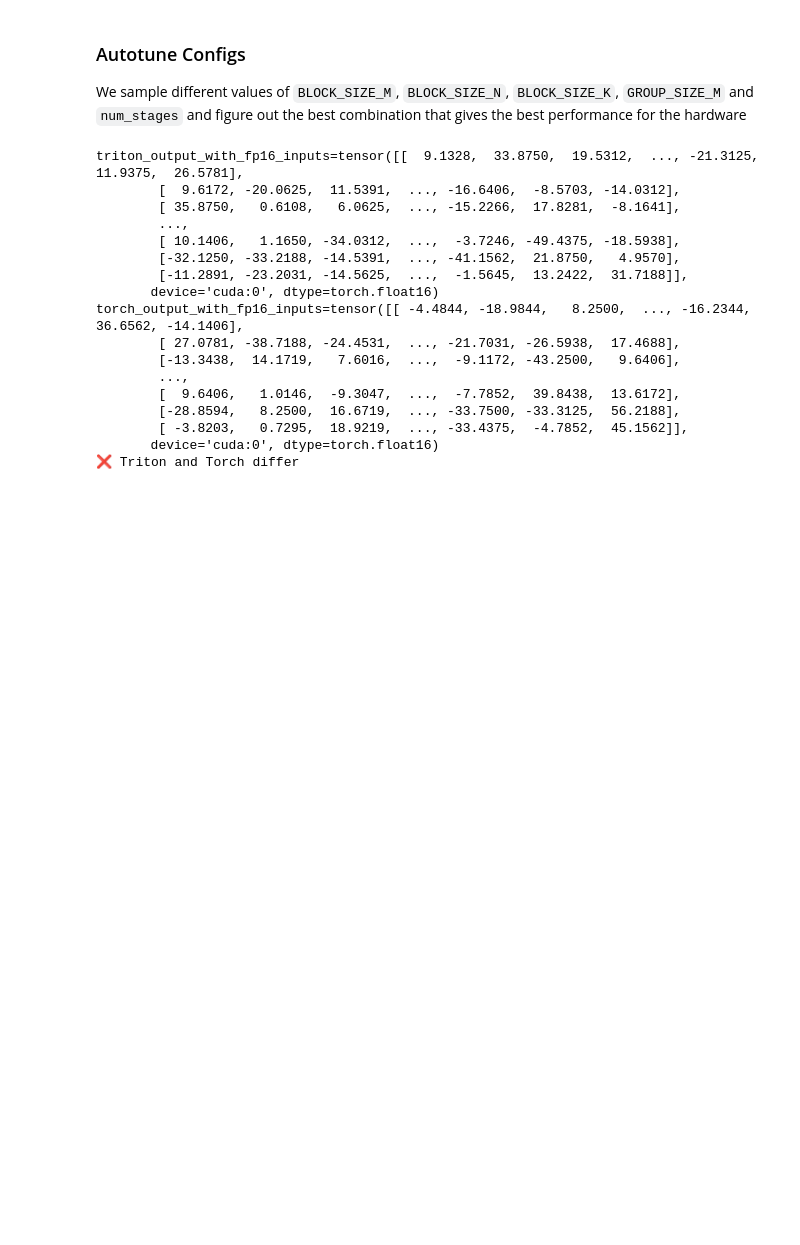
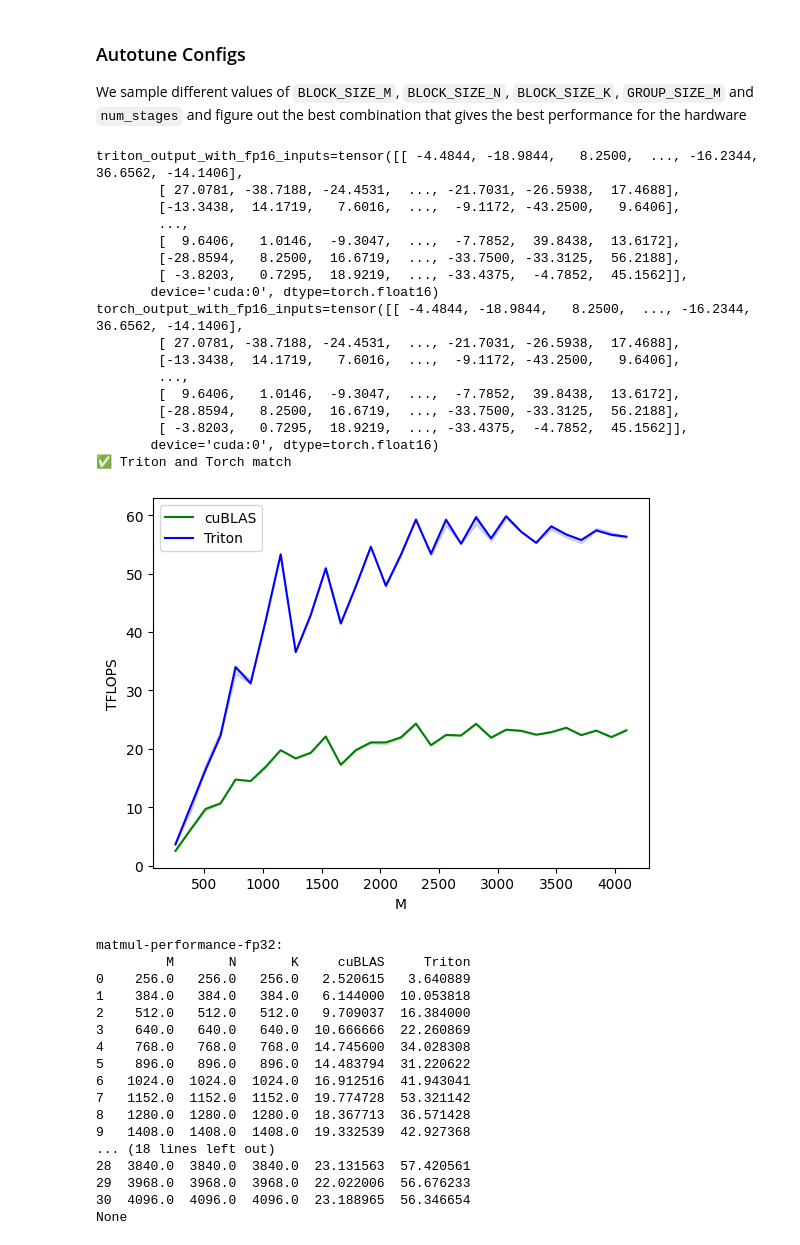
Before and after one commit to vectorquantized/100daysofcuda, a Jupyter notebook: src/day_41/triton_matmul_optimized.ipynb, the cells around one changed output. Drawn from its saved outputs; the diff is of its cells as text; code cells hidden in the pictures; blank space fills up the shorter version.

```diff
--- a/src/day_41/triton_matmul_optimized.ipynb
+++ b/src/day_41/triton_matmul_optimized.ipynb
@@ -110,7 +110,7 @@ def matmul_kernel(a_ptr: torch.Tensor, b_ptr: torch.Tensor, c_ptr: torch.Tensor,
     offs_k = tl.arange(0, BLOCK_SIZE_K)
     accumulator = tl.zeros((BLOCK_SIZE_M, BLOCK_SIZE_N), dtype=tl.float32)
     a_ptrs = a_ptr + offs_am[:, None] * stride_am + offs_k[None, :] * stride_ak
-    b_ptrs = b_ptr + offs_k[:, None] * stride_ak + offs_bn[None, :] * stride_bn
+    b_ptrs = b_ptr + offs_k[:, None] * stride_bk + offs_bn[None, :] * stride_bn
 
     for k in range(0, tl.cdiv(K, BLOCK_SIZE_K)):
         a = tl.load(a_ptrs, mask=offs_k[None, :] < K - k * BLOCK_SIZE_K, other=0.0)
@@ -123,8 +123,8 @@ def matmul_kernel(a_ptr: torch.Tensor, b_ptr: torch.Tensor, c_ptr: torch.Tensor,
         accumulator = leaky_relu(accumulator)
     c = accumulator.to(tl.float16)
 
-    offs_cm = pid_m * BLOCK_SIZE_M + tl.arange(0, BLOCK_SIZE_M) % M
-    offs_cn = pid_n * BLOCK_SIZE_N + tl.arange(0, BLOCK_SIZE_N) % N
+    offs_cm = pid_m * BLOCK_SIZE_M + tl.arange(0, BLOCK_SIZE_M)
+    offs_cn = pid_n * BLOCK_SIZE_N + tl.arange(0, BLOCK_SIZE_N)
     c_ptrs = c_ptr + stride_cm * offs_cm[:, None] + stride_cn * offs_cn[None, :]
     c_mask = (offs_cm[:, None] < M) & (offs_cn[None, :] < N)
     tl.store(c_ptrs, c, mask=c_mask)
@@ -164,16 +164,14 @@ if torch.allclose(triton_output, torch_output, atol=1e-2):
     print("✅ Triton and Torch match")
 else:
     print("❌ Triton and Torch differ")
-
-TORCH_HAS_FP8 = hasattr(torch, "float8_e5m2")
 # %% [output]
-triton_output_with_fp16_inputs=tensor([[  9.1328,  33.8750,  19.5312,  ..., -21.3125,  11.9375,  26.5781],
-        [  9.6172, -20.0625,  11.5391,  ..., -16.6406,  -8.5703, -14.0312],
-        [ 35.8750,   0.6108,   6.0625,  ..., -15.2266,  17.8281,  -8.1641],
+triton_output_with_fp16_inputs=tensor([[ -4.4844, -18.9844,   8.2500,  ..., -16.2344,  36.6562, -14.1406],
+        [ 27.0781, -38.7188, -24.4531,  ..., -21.7031, -26.5938,  17.4688],
+        [-13.3438,  14.1719,   7.6016,  ...,  -9.1172, -43.2500,   9.6406],
         ...,
-        [ 10.1406,   1.1650, -34.0312,  ...,  -3.7246, -49.4375, -18.5938],
-        [-32.1250, -33.2188, -14.5391,  ..., -41.1562,  21.8750,   4.9570],
-        [-11.2891, -23.2031, -14.5625,  ...,  -1.5645,  13.2422,  31.7188]],
+        [  9.6406,   1.0146,  -9.3047,  ...,  -7.7852,  39.8438,  13.6172],
+        [-28.8594,   8.2500,  16.6719,  ..., -33.7500, -33.3125,  56.2188],
+        [ -3.8203,   0.7295,  18.9219,  ..., -33.4375,  -4.7852,  45.1562]],
        device='cuda:0', dtype=torch.float16)
 torch_output_with_fp16_inputs=tensor([[ -4.4844, -18.9844,   8.2500,  ..., -16.2344,  36.6562, -14.1406],
         [ 27.0781, -38.7188, -24.4531,  ..., -21.7031, -26.5938,  17.4688],
@@ -183,4 +181,57 @@ torch_output_with_fp16_inputs=tensor([[ -4.4844, -18.9844,   8.2500,  ..., -16.2
         [-28.8594,   8.2500,  16.6719,  ..., -33.7500, -33.3125,  56.2188],
         [ -3.8203,   0.7295,  18.9219,  ..., -33.4375,  -4.7852,  45.1562]],
        device='cuda:0', dtype=torch.float16)
-❌ Triton and Torch differ
+✅ Triton and Torch match
+# %%
+configs = []
+ref_lib = "cuBLAS"
+configs.append(
+    triton.testing.Benchmark(
+        x_names=["M", "N", "K"],  # Argument names to use as an x-axis for the plot
+        x_vals=[128 * i for i in range(2, 33)],  # Different possible values for `x_name`
+        line_arg="provider",  # Argument name whose value corresponds to a different line in the plot
+        # Possible values for `line_arg`
+        # Don't compare to cublas for fp8 cases as torch.matmul doesn't support fp8 at the moment.
+        line_vals=[ref_lib.lower(), "triton"] , # Label name for the lines
+        line_names=[ref_lib, "Triton"],  # Line styles
+        styles=[("green", "-"), ("blue", "-")],
+        ylabel="TFLOPS",  # Label name for the y-axis
+        plot_name="matmul-performance-" +
+        ("fp32"),  # Name for the plot, used also as a file name for saving the plot.
+         args={},
+    ))
+
+
+@triton.testing.perf_report(configs)
+def benchmark(M, N, K, provider):
+    a = torch.randn((M, K), device=DEVICE, dtype=torch.float32)
+    b = torch.randn((K, N), device=DEVICE, dtype=torch.float32)
+    quantiles = [0.5, 0.2, 0.8]
+    if provider == ref_lib.lower():
+        ms, min_ms, max_ms = triton.testing.do_bench(lambda: torch.matmul(a, b), quantiles=quantiles)
+    if provider == 'triton':
+        ms, min_ms, max_ms = triton.testing.do_bench(lambda: matmul(a, b), quantiles=quantiles)
+    perf = lambda ms: 2 * M * N * K * 1e-12 / (ms * 1e-3)
+    return perf(ms), perf(max_ms), perf(min_ms)
+
+
+print(benchmark.run(show_plots=True, print_data=True))
+# %% [output]
+[figure, added]
+matmul-performance-fp32:
+         M       N       K     cuBLAS     Triton
+0    256.0   256.0   256.0   2.520615   3.640889
+1    384.0   384.0   384.0   6.144000  10.053818
+2    512.0   512.0   512.0   9.709037  16.384000
+3    640.0   640.0   640.0  10.666666  22.260869
+4    768.0   768.0   768.0  14.745600  34.028308
+5    896.0   896.0   896.0  14.483794  31.220622
+6   1024.0  1024.0  1024.0  16.912516  41.943041
+7   1152.0  1152.0  1152.0  19.774728  53.321142
+8   1280.0  1280.0  1280.0  18.367713  36.571428
+9   1408.0  1408.0  1408.0  19.332539  42.927368
+... (18 lines left out)
+28  3840.0  3840.0  3840.0  23.131563  57.420561
+29  3968.0  3968.0  3968.0  22.022006  56.676233
+30  4096.0  4096.0  4096.0  23.188965  56.346654
+None
```
Also changed, not shown: 2 other files.
